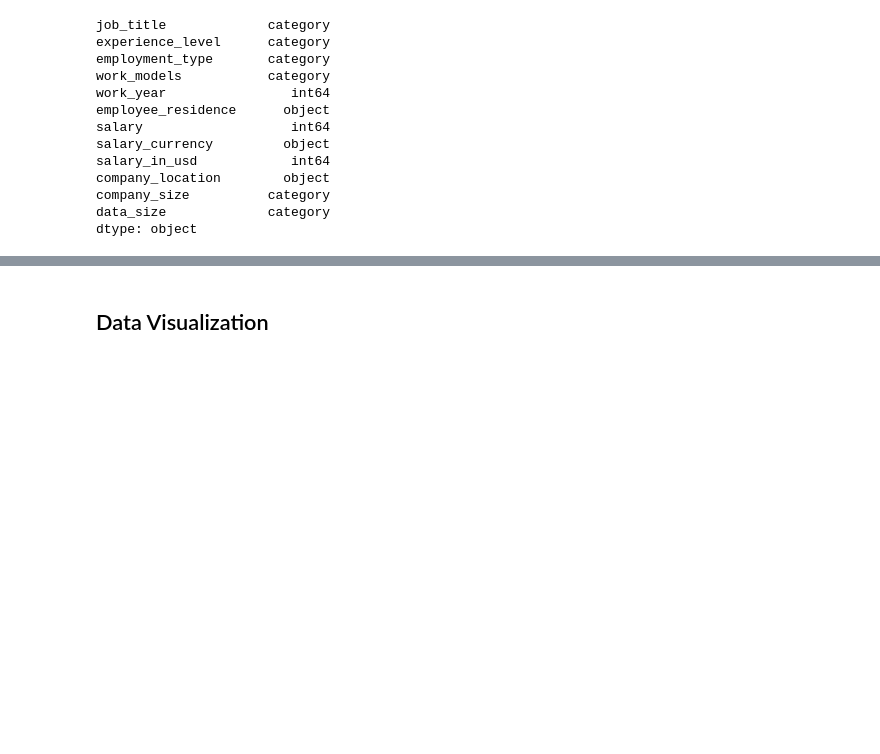
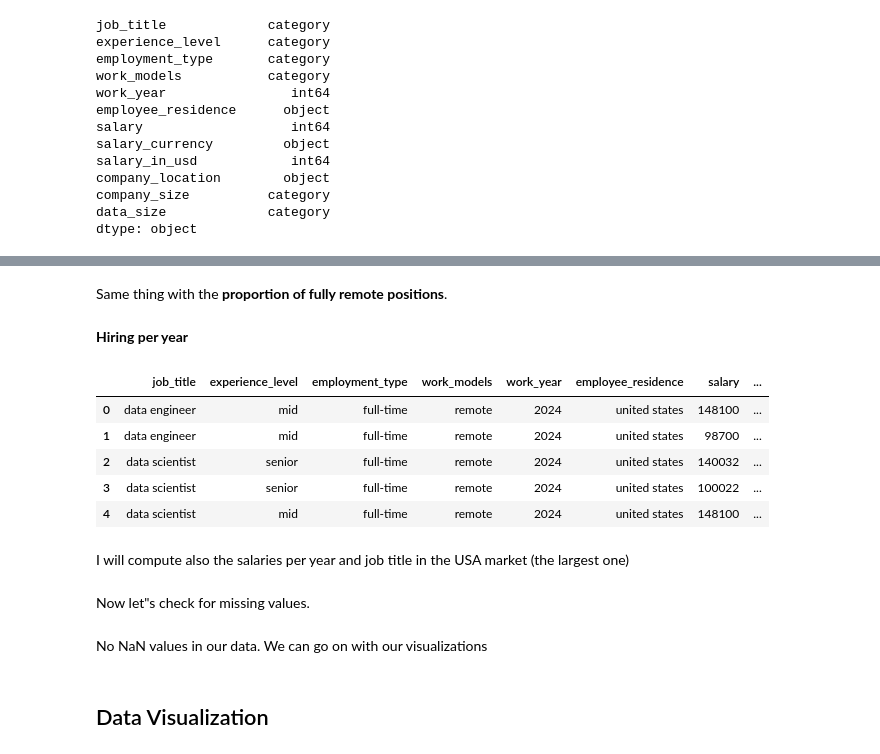
Before and after one commit to MarcoGennaro01/Data_Science_Jobs_-2020-2024-Data_Visualization, a Jupyter notebook: main.ipynb, the cells around one changed output, grey strips where cells are left out. Drawn from its saved outputs; the diff is of its cells as text; code cells hidden in the pictures; blank space fills up the shorter version.

```diff
--- a/main.ipynb
+++ b/main.ipynb
@@ -192,0 +212,2 @@ data = data[data['experience_level'] != "executive"]
+# %% [markdown]
+Same thing with the **proportion of fully remote positions**.
@@ -192,0 +217,2 @@ data = data[data['experience_level'] != "executive"]
+# %% [markdown]
+**Hiring per year**
@@ -192,0 +222,9 @@ data = data[data['experience_level'] != "executive"]
+# %%
+data.head()
+# %% [output]
+|  | job_title | experience_level | employment_type | work_models | work_year | employee_residence | salary | ... |
+| 0 | data engineer | mid | full-time | remote | 2024 | united states | 148100 | ... |
+| 1 | data engineer | mid | full-time | remote | 2024 | united states | 98700 | ... |
+| 2 | data scientist | senior | full-time | remote | 2024 | united states | 140032 | ... |
+| 3 | data scientist | senior | full-time | remote | 2024 | united states | 100022 | ... |
+| 4 | data scientist | mid | full-time | remote | 2024 | united states | 148100 | ... |
@@ -192,0 +233,2 @@ data = data[data['experience_level'] != "executive"]
+# %% [markdown]
+I will compute also the salaries per year and job title in the USA market (the largest one)
@@ -192,0 +239,2 @@ data = data[data['experience_level'] != "executive"]
+# %% [markdown]
+Now let"s check for missing values.
@@ -193,3 +246,5 @@ data = data[data['experience_level'] != "executive"]
+# %% [markdown]
+No NaN values in our data. We can go on with our visualizations
 # %% [markdown]
 ## Data Visualization
 # %% [markdown]
```
Also changed, not shown: parts of 56 cells of this notebook.
